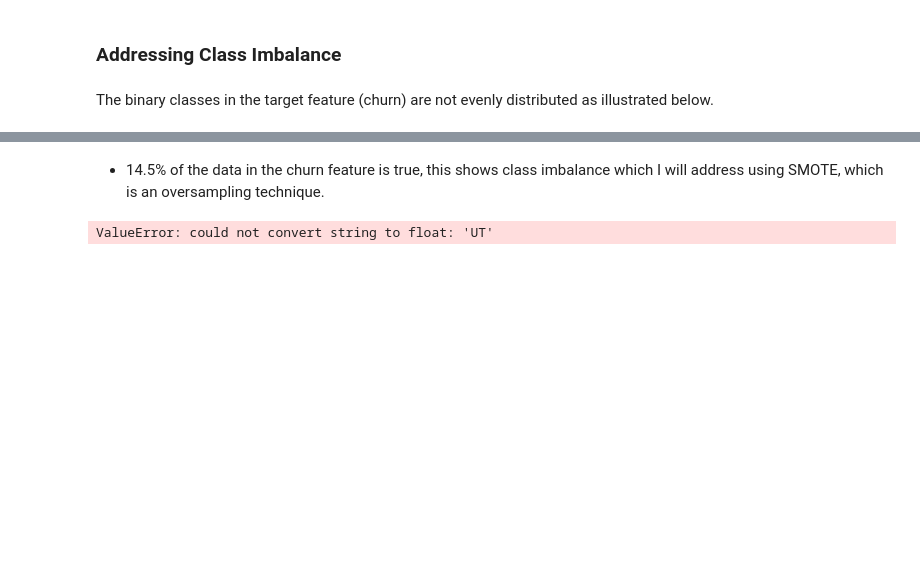
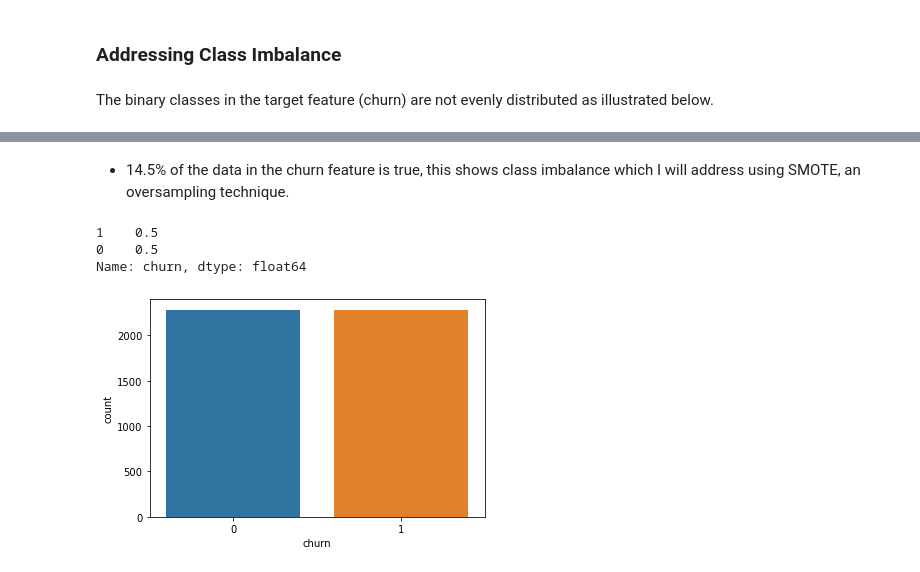
Before and after one commit to joakimTI/SyriaTel-Customer-Churn-Classifier, a Jupyter notebook: index.ipynb, the cells around one changed output, grey strips where cells are left out. Drawn from its saved outputs; the diff is of its cells as text; code cells hidden in the pictures; blank space fills up the shorter version.

Commit message:
Oversampling with SMOTE - error fixing

```diff
--- a/index.ipynb
+++ b/index.ipynb
@@ -426,10 +431,15 @@ Name: churn, dtype: int64
 # %% [markdown]
-* 14.5% of the data in the churn feature is true, this shows class imbalance which I will address using SMOTE, which is an oversampling technique.
+* 14.5% of the data in the churn feature is true, this shows class imbalance which I will address using SMOTE, an oversampling technique.
-# %%
-smote = SMOTE(k_neighbors=5, random_state=1)
-y_train.transform()
-X_train.columns = X_train.columns.astype(str)
-X_train_resampled, y_train_resampled = smote.fit_resample(X_train, y_train)
-y_train_resampled.valuecounts()
-# %% [output]
-ValueError: could not convert string to float: 'UT'
+# %%
+smote = SMOTE()
+X_train_full.columns = [str(col) for col in X_train_full.columns]
+y_train.name = 'churn'
+X_train_resampled, y_train_resampled = smote.fit_resample(X_train_full, y_train)
+print(y_train_resampled.value_counts(normalize=True))
+sns.countplot(data=y_train_resampled, x=y_train_resampled)
+plt.show()
+# %% [output]
+1    0.5
+0    0.5
+Name: churn, dtype: float64
+[figure, added]
```
Also changed, not shown: parts of 3 cells of this notebook.
